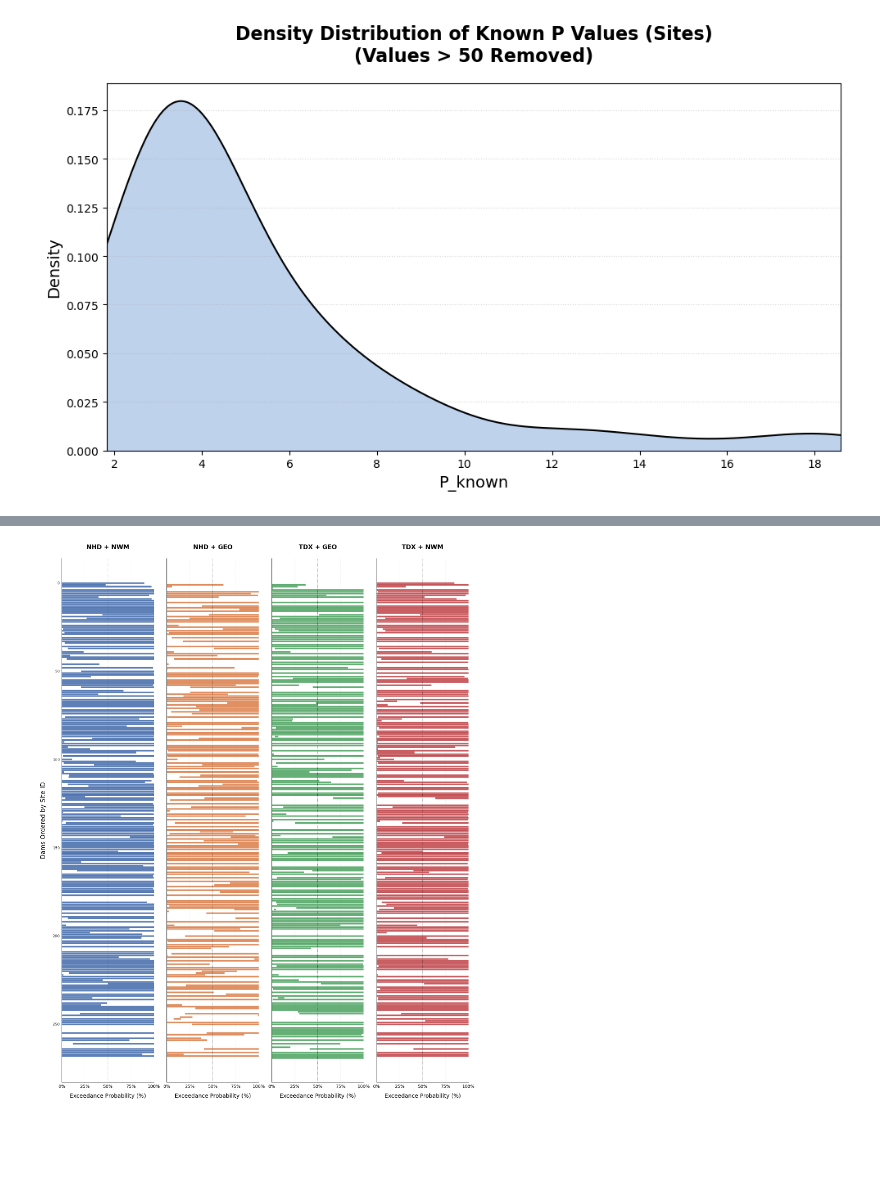
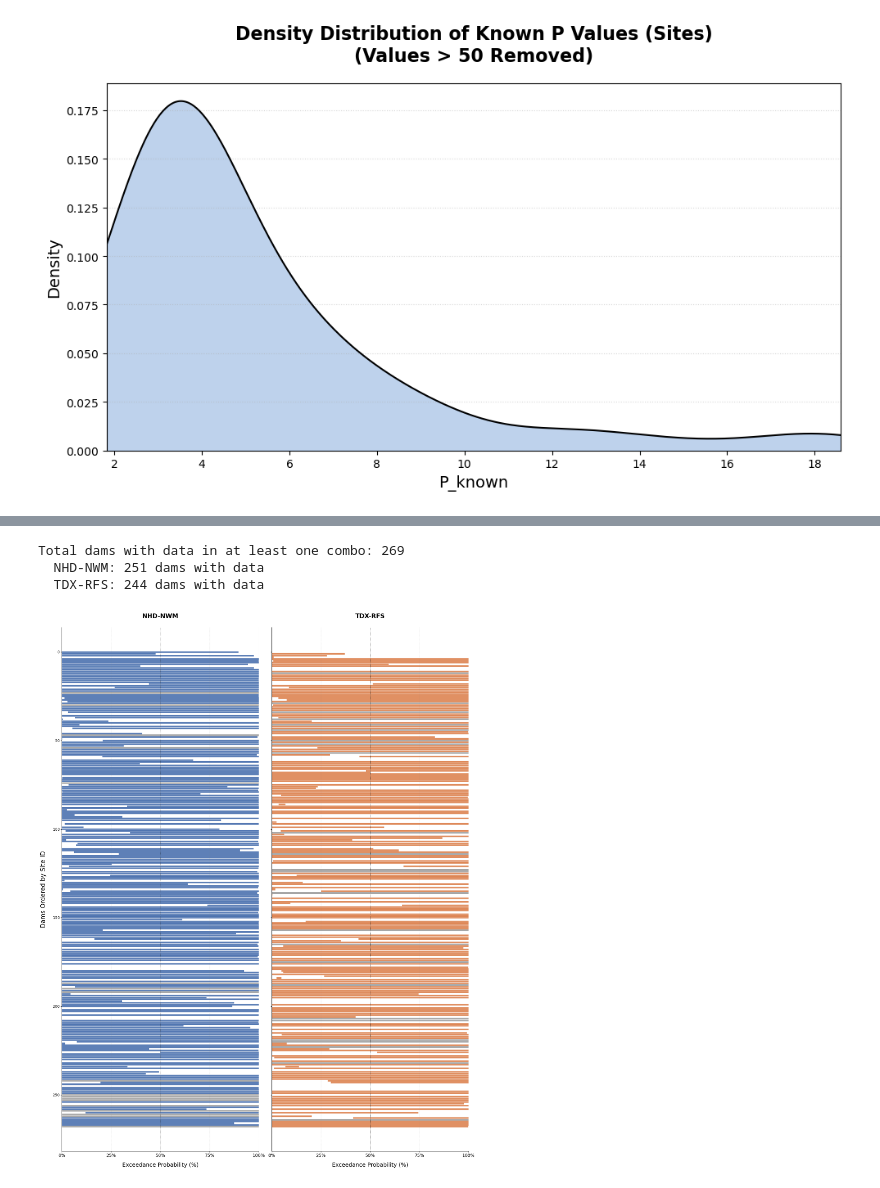
Before and after one commit to ktquint/lhd-processor, a Jupyter notebook: notebooks/summary_stats.ipynb, the cells around one changed output, grey strips where cells are left out. Drawn from its saved outputs; the diff is of its cells as text; code cells hidden in the pictures; blank space fills up the shorter version.

```diff
--- a/notebooks/summary_stats.ipynb
+++ b/notebooks/summary_stats.ipynb
@@ -16,7 +16,7 @@ from sklearn.metrics import mean_squared_error, mean_absolute_error
 
 # --- CONFIGURATION ---
 percents = [50, 60, 70, 80, 90]
-base_path = '/Volumes/KenDrive/lhd_testing/lhd_ep_{}.xlsx'
+base_path = '/Volumes/KenDrive/lhd_testing/lhd_ep50_n025.xlsx'
 all_combinations = ['NHD-NWM', 'NHD-GEO', 'TDX-GEO', 'TDX-NWM']
 
 # Data storage
@@ -127,7 +112,7 @@ import matplotlib.pyplot as plt
 import numpy as np
 
 # --- CONFIGURATION ---
-full_db = '/Volumes/KenDrive/lhd_testing/lhd_database_50.xlsx'
+full_db = '/Volumes/KenDrive/lhd_testing/lhd_ep50_n060.xlsx'
 
 # ORDER UPDATED PER REQUEST
 all_combinations = ['NHD-NWM', 'NHD-GEO', 'TDX-GEO', 'TDX-NWM']
@@ -1107,7 +1092,7 @@ import matplotlib.pyplot as plt
 import numpy as np
 
 # --- CONFIGURATION ---
-full_db = '/Volumes/KenDrive/lhd_testing/lhd_database_50.xlsx'
+full_db = '/Volumes/KenDrive/lhd_testing/lhd_ep50_n060.xlsx'
 all_combinations = ['NHD-NWM', 'NHD-GEO', 'TDX-GEO', 'TDX-NWM']
 # Pastel Green (Success), Pastel Red (Failure)
 bar_colors = ['#98DF8A', '#FF9896']
@@ -1230,13 +1215,10 @@ import matplotlib.pyplot as plt
 import numpy as np
 
 # 1. Configuration
-# Note: Ensure openpyxl is installed (pip install openpyxl) to read Excel files
 file_path = '/Volumes/KenDrive/lhd_testing/lhd_database_50.xlsx'
 sheet_mapping = {
-    "NHD + NWM": "CrossSectionsNHDNWM",
-    "NHD + GEO": "CrossSectionsNHDGEO",
-    "TDX + GEO": "CrossSectionsTDXGEO",
-    "TDX + NWM": "CrossSectionsTDXNWM"
+    "NHD-NWM": "CrossSectionsNHDNWM",
+    "TDX-RFS": "CrossSectionsTDXGEO",
 }
 
 processed_data = {}
@@ -1245,86 +1227,91 @@ all_site_ids = set()
 # 2. Load and Aggregate Data
 for display_name, sheet_name in sheet_mapping.items():
     try:
-        # Read the Excel sheet
         df = pd.read_excel(file_path, sheet_name=sheet_name)
-
-        # Clean: remove rows where flow probabilities are missing
         df = df.dropna(subset=['prob_min', 'prob_max'])
 
-        # Find the absolute "Danger Envelope" for each site across all cross-sections
-        # prob_max is the highest flow (left boundary)
-        # prob_min is the lowest flow (right boundary)
         agg = df.groupby('site_id').agg({
             'prob_max': 'min',
             'prob_min': 'max'
         }).reset_index()
+        agg['width'] = (agg['prob_min'] - agg['prob_max']).abs()
 
-        # Calculate the width of the danger range
-        agg['width'] = (agg['prob_min'] - agg['prob_max']).abs()
         processed_data[display_name] = agg
-
-        # Keep track of all site IDs across all datasets for consistent row mapping
         all_site_ids.update(agg['site_id'].unique())
 
     except Exception as e:
         print(f"Error processing sheet {sheet_name}: {e}")
 
-# 3. Create a Consistent Numerical Mapping (Order by Site ID)
+# 3. Only keep sites that appear in AT LEAST ONE combo
+#    (sites absent from both are excluded entirely)
 sorted_sites = sorted(list(all_site_ids))
 order_map = {sid: i for i, sid in enumerate(sorted_sites)}
 
+print(f"Total dams with data in at least one combo: {len(sorted_sites)}")
+
+for label, df in processed_data.items():
+    print(f"  {label}: {len(df)} dams with data")
+
 # 4. Generate the Visualization
-# Create four subplots sharing the Y-axis (Dams)
-fig, axes = plt.subplots(1, 4, figsize=(22, 28), sharey=True)
-fig.patch.set_facecolor('white') # Set entire figure canvas to white
+fig, axes = plt.subplots(1, 2, figsize=(22, 28), sharey=True)
+fig.patch.set_facecolor('white')
 
-colors = ['#4c72b0', '#dd8452', '#55a868', '#c44e52'] # Professional palette
+bar_colors = ['#4c72b0', '#dd8452']
 
 for i, (label, df) in enumerate(processed_data.items()):
     ax = axes[i]
-    ax.set_facecolor('white') # Set subplot background to white
+    ax.set_facecolor('white')
 
-    # Map the site_id to its permanent numerical row index
+    # Sites with data in this combo
+    sites_with_data = set(df['site_id'].unique())
+
+    # Sites that have NO data in this combo but exist in the other combo
+    missing_sites = all_site_ids - sites_with_data
+
+    # Map ranks for valid bars
     df['rank'] = df['site_id'].map(order_map)
 
-    # Plot the Gantt bars
-    # left: starting point (highest flow)
-    # width: distance to the lowest flow
+    # --- Plot valid bars ---
     ax.barh(df['rank'], df['width'], left=df['prob_max'],
-            height=0.9, color=colors[i], alpha=0.9, edgecolor='none')
+            height=0.9, color=bar_colors[i], alpha=0.9, edgecolor='none')
+
+    # --- Plot grey placeholder bars for missing sites ---
+    for sid in missing_sites:
+        rank = order_map[sid]
+        ax.barh(rank, 100, left=0, height=0.9,
+                color='#888888', alpha=0.7, edgecolor='none',
+                hatch='////', linewidth=0)
 
     # Titles and Styling
     ax.set_title(label, fontsize=20, fontweight='bold', pad=30, color='black')
     ax.set_xlabel('Exceedance Probability (%)', fontsize=18, labelpad=15, color='black')
 
-    # X-Axis limits and tick marks
     ax.set_xlim(0, 100)
     ax.set_xticks([0, 25, 50, 75, 100])
     ax.set_xticklabels(['0%', '25%', '50%', '75%', '100%'], fontsize=14, color='black')
 
-    # Grid and Reference Markers
     ax.grid(axis='x', linestyle='--', alpha=0.2, color='gray')
-    ax.axvline(50, color='black', linestyle=':', alpha=0.6, linewidth=1.5) # Median Flow (Q50)
+    ax.axvline(50, color='black', linestyle=':', alpha=0.6, linewidth=1.5)
 
     if i == 0:
-        ax.set_ylabel(f'Dams Ordered by Site ID', fontsize=20, labelpad=20, color='black')
-        ax.tick_params(axis='y', labelsize=12, labelcolor='black')
+            ax.set_ylabel('Dams Ordered by Site ID', fontsize=20, labelpad=20, color='black')
+            ax.tick_params(axis='y', labelsize=12, labelcolor='black')
 
-    # Customize the frame spines
     for spine in ax.spines.values():
         spine.set_color('black')
         spine.set_linewidth(1.2)
     ax.spines['top'].set_visible(False)
     ax.spines['right'].set_visible(False)
 
-# Invert Y-axis so Dam #1 is at the top
 axes[0].invert_yaxis()
 
-# Adjust layout to prevent label clipping and save
 plt.tight_layout(rect=[0.05, 0.05, 0.95, 0.95])
 plt.savefig('danger_ranges_site_id_ordered.png', dpi=300, facecolor='white', bbox_inches='tight')
 plt.show()
 # %% [output]
+Total dams with data in at least one combo: 269
+  NHD-NWM: 251 dams with data
+  TDX-RFS: 244 dams with data
-[figure, old version]
+[figure, new version]
 # %%
 import pandas as pd
```
Also changed, not shown: parts of 8 cells of this notebook, 1 other file.
